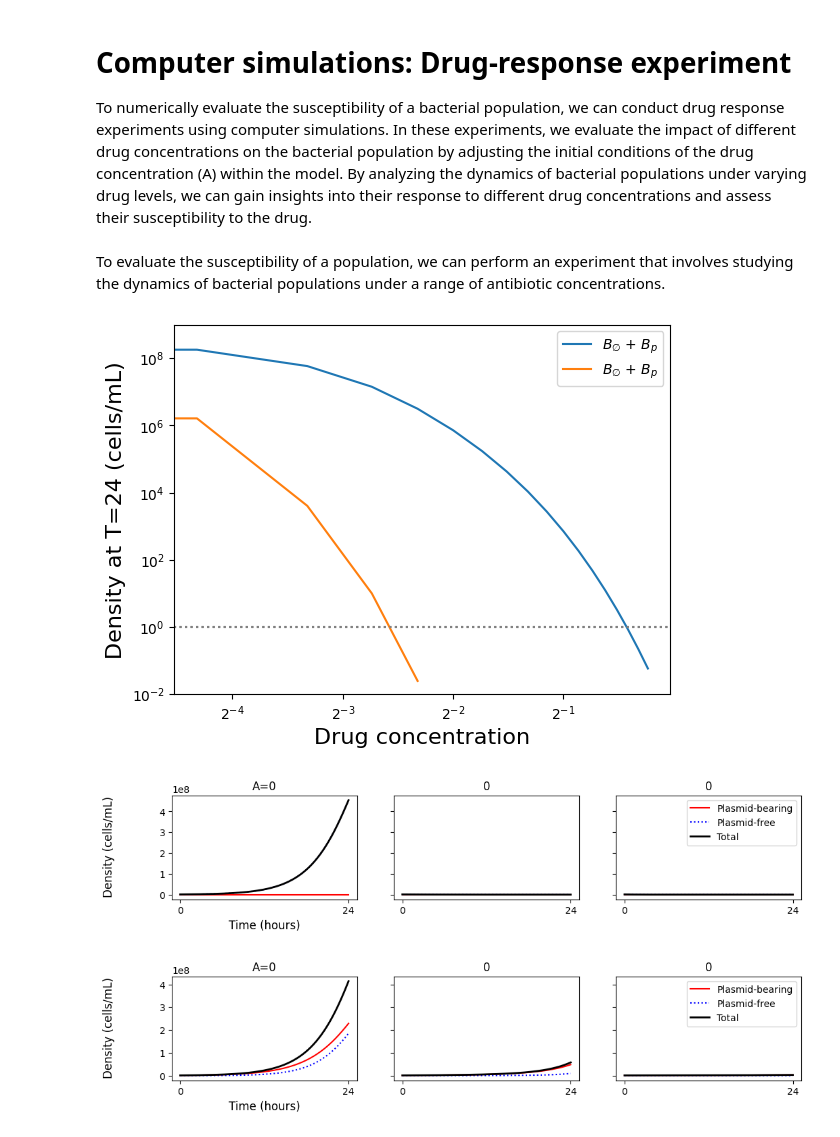
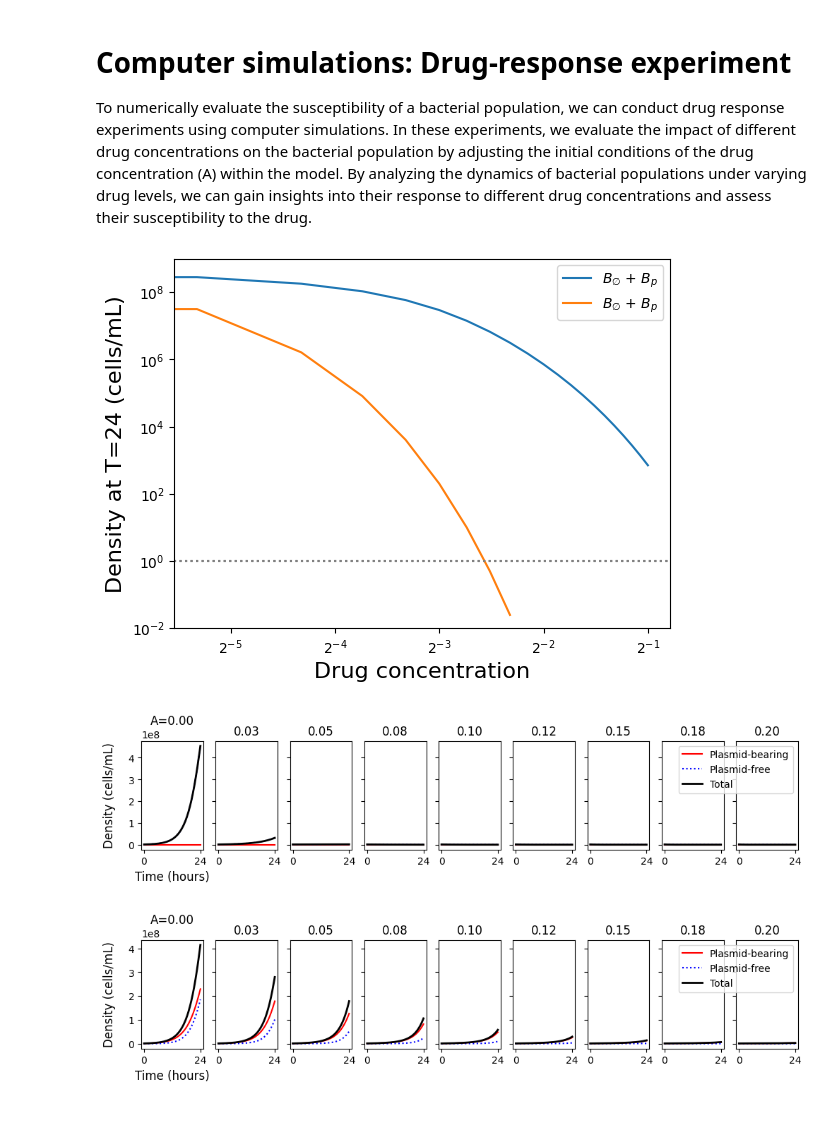
Before and after one commit to ccg-esb/EvK, a Jupyter notebook: py_pOXA48_SI1_model.ipynb, the cells around one changed output. Saved outputs shown, nothing was run; the diff lists cells and outputs as text; code cells hidden in the pictures.

Commit message:
1. Plasmid population dynamics model

```diff
--- a/py_pOXA48_SI1_model.ipynb
+++ b/py_pOXA48_SI1_model.ipynb
@@ -230,7 +232,7 @@ def simulate_model(model_params, y0):
 #plasmid-bearing and plasmid-free strains over time; the third plot
 #illustrates the relative abundance of each strain over time.
 def plot_simulation(t, ys):
-    fig, axs = plt.subplots(1, 3, figsize=(12,3))
+    fig, axs = plt.subplots(1, 3, figsize=(14,3))
 
     S = ys[0]
     A = ys[1]
@@ -423,12 +425,12 @@ def plot_DR_simulations(results, A_values, A_idx):
 
         axs[i].set_xticks([0, 24])
         if i==0:
-          axs[i].set_title(f'A={int(A_values[idx])}', fontsize=12)
+          axs[i].set_title("A=%0.2f"%A_values[idx], fontsize=12)
         else:
-          axs[i].set_title(f'{int(A_values[idx])}', fontsize=12)
+          axs[i].set_title("%0.2f"%A_values[idx], fontsize=12)
           axs[i].set_xlabel('')
 
-    fig.text(0.04, 0.5, 'Density (cells/mL)', va='center', rotation='vertical', fontsize=12)
+    fig.text(0.08, 0.5, 'Density (cells/mL)', va='center', rotation='vertical', fontsize=12)
     plt.show()
 # %%
 # This function plots the final densities of different bacterial populations against
@@ -469,15 +471,14 @@ def plot_DR_BT(results, A_values, ax=None, color=None, MIC=None):
 
     # Add a legend
     ax.legend()
-# %% [markdown]
-To evaluate the susceptibility of a population, we can perform an experiment that involves studying the dynamics of bacterial populations under a range of antibiotic concentrations.
 # %%
 # Define the two different initial conditions
 y0_TC = np.concatenate(([S0], [A], [B0, 0]))
 y0_WT = np.concatenate(([S0], [A], [0, B0]))
 
+A_values = np.linspace(0, 0.5, 21)
+
 # Run the simulations and compute the MIC for y0_TC
-A_values = np.linspace(0, 1, 21)
 A_results_TC, results_TC = simulate_DR(model_params, y0_TC, A_values)
 model_MIC_TC = calculate_MIC(results_TC, A_results_TC)
 A_idx_TC = [i for i in range(0, len(A_results_TC), 3)]
@@ -494,15 +495,13 @@ fig, ax = plt.subplots()
 plot_DR_BT(results_TC, A_results_TC, ax=ax)
 plot_DR_BT(results_WT, A_results_WT, ax=ax)
 # %% [output]
-[figure, old version]
+[figure, new version]
 # %%
-# powers = np.arange(.0,30.0)  # array of powers of two exponents
-#kappas=1.0 / np.power(2.0, powers)
 
-A_idx = [i for i in range(0, len(A_results_WT), 2)]
+A_idx = [i for i in range(0, len(A_results_WT), 1)]
 
 plot_DR_simulations(results_WT, A_results_WT, A_idx)
 plot_DR_simulations(results_TC, A_results_TC, A_idx)
 # %% [output]
-[figure, old version]
+[figure, new version]
-[figure, old version]
+[figure, new version]
```
Also changed, not shown: parts of 9 cells of this notebook.
